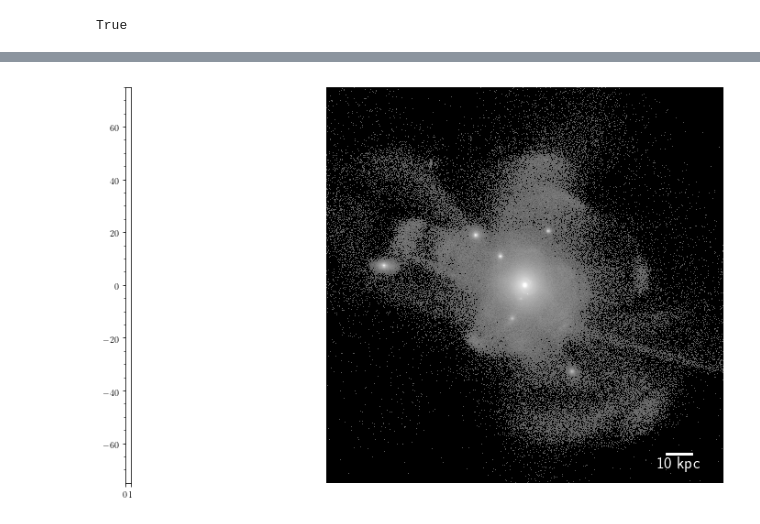
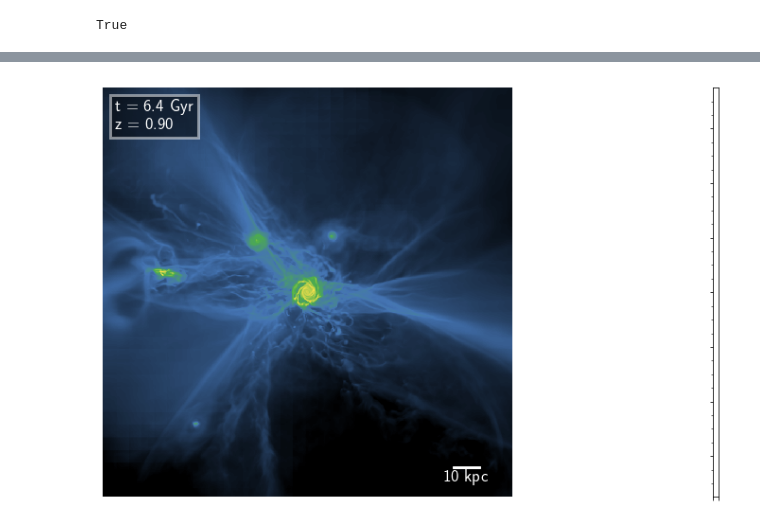
Before and after one commit to RaymondSimons/foggie_local, a Jupyter notebook: satellite_maps.ipynb, the cells around one changed output, grey strips where cells are left out. Cells and saved outputs as stored; diff of their text form; code cells hidden in the pictures.

```diff
--- a/satellite_maps.ipynb
+++ b/satellite_maps.ipynb
@@ -107,37 +107,40 @@ box = ds.r[cen_g[0] - 0.5 * yt.YTArray(max([200., wd]), 'kpc'): cen_g[0] + 0.5 *
 
 
 if True:
-    if False:
+    if True:
         p = yt.ProjectionPlot(ds, 'y', ("gas","density"), center = cen_g, data_source=box, width=W)
         p.set_unit(('gas','density'), 'Msun/pc**2')
         p.set_zlim(('gas', 'density'), zmin = density_proj_min, zmax =  density_proj_max)
         p.set_cmap(('gas', 'density'), density_color_map)
-        p.annotate_timestamp(corner='upper_left', redshift=True, draw_inset_box=True)
+        #p.annotate_timestamp(corner='upper_left', redshift=True, draw_inset_box=True)
         #p.annotate_marker(pos = ds.arr(cen), coord_system = 'data', marker = 's', plot_args={'s':400, 'facecolors':'None', 'color':'white'})
         p.hide_axes()
-        p.annotate_timestamp(corner='upper_left', redshift=True, draw_inset_box=True)
+        #p.annotate_timestamp(corner='upper_left', redshift=True, draw_inset_box=True, inset_box_args={})
+        p.annotate_timestamp(x_pos=0.03, y_pos = 0.97,coord_system = 'axis', text_args={'horizontalalignment':'left', 'verticalalignment': 'top', 'color':'white'}, redshift=True, draw_inset_box=True)
+
+
         p.annotate_scale(size_bar_args={'color':'white'})
         plot = p.plots[("gas","density")]
         plot.figure = fig
         plot.axes = grid[0].axes
         p._setup_plots()
 
+    if False:
+        p = yt.ParticleProjectionPlot(ds, 'y', ('stars', 'particle_mass'), center = cen_g, data_source=box, width = W)
+        cmp = plt.cm.Greys_r
+        cmp.set_bad('k')
+        p.set_cmap(field = ('stars','particle_mass'), cmap = cmp)
+        p.hide_axes()
+        p.annotate_scale(size_bar_args={'color':'white'})
+        #p.annotate_marker(pos = ds.arr(cen), coord_system = 'data', marker = 'o')
+        #c = [0.1, 0.1]
+        #p.annotate_text(c, 'o', coord_system = 'axis', text_args={'family':'sans-serif', 'color': 'white', 'ha': 'center', 'va': 'center', 'size':60, 'alpha':0.3, 'fontweight':'ultralight'})
 
-    p = yt.ParticleProjectionPlot(ds, 'y', ('stars', 'particle_mass'), center = cen_g, data_source=box, width = W)
-    cmp = plt.cm.Greys_r
-    cmp.set_bad('k')
-    p.set_cmap(field = ('stars','particle_mass'), cmap = cmp)
-    p.hide_axes()
-    p.annotate_scale(size_bar_args={'color':'white'})
-    #p.annotate_marker(pos = ds.arr(cen), coord_system = 'data', marker = 'o')
-    #c = [0.1, 0.1]
-    #p.annotate_text(c, 'o', coord_system = 'axis', text_args={'family':'sans-serif', 'color': 'white', 'ha': 'center', 'va': 'center', 'size':60, 'alpha':0.3, 'fontweight':'ultralight'})
-
-    p.set_zlim(field = ('stars','particle_mass'), zmin = 1.e34, zmax = 1.e42)
-    plot = p.plots[('stars','particle_mass')]
-    plot.figure = fig
-    plot.axes = grid[1].axes
-    p._setup_plots()
+        p.set_zlim(field = ('stars','particle_mass'), zmin = 2.e35, zmax = 1.e42)
+        plot = p.plots[('stars','particle_mass')]
+        plot.figure = fig
+        plot.axes = grid[1].axes
+        p._setup_plots()
 
 
 
@@ -188,7 +191,7 @@ if False:
             #c = [0.1, 0.1]
             #p.annotate_text(c, 'o', coord_system = 'axis', text_args={'family':'sans-serif', 'color': 'white', 'ha': 'center', 'va': 'center', 'size':60, 'alpha':0.3, 'fontweight':'ultralight'})
 
-            p2.set_zlim(field = ('stars','particle_mass'), zmin = 5.e34, zmax = 1.e42)
+            p2.set_zlim(field = ('stars','particle_mass'), zmin = 5.e35, zmax = 1.e42)
             plot = p2.plots[('stars','particle_mass')]
             plot.figure = fig
             plot.axes = grid[1].axes
@@ -206 +210 @@ yt : [INFO     ] 2019-02-04 12:36:57,085 Splatting (('stars', 'particle_mass'))
-[figure, old version]
+[figure, new version]
```
Also changed, not shown: parts of 1 cell of this notebook, 2 other files.
